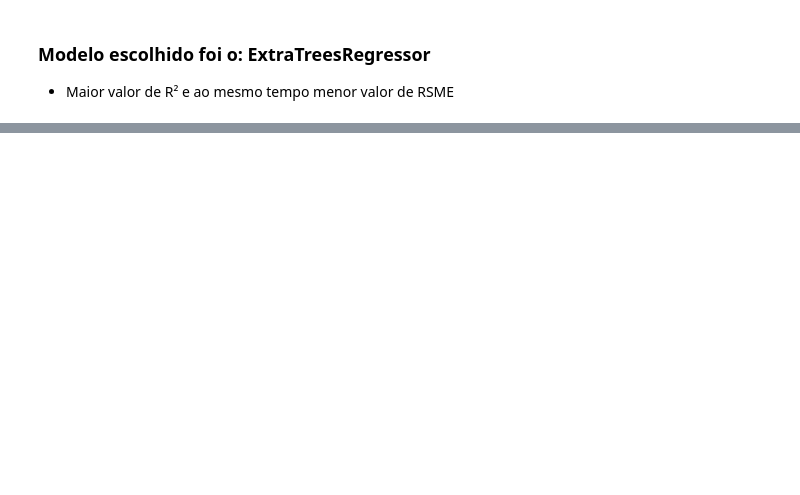
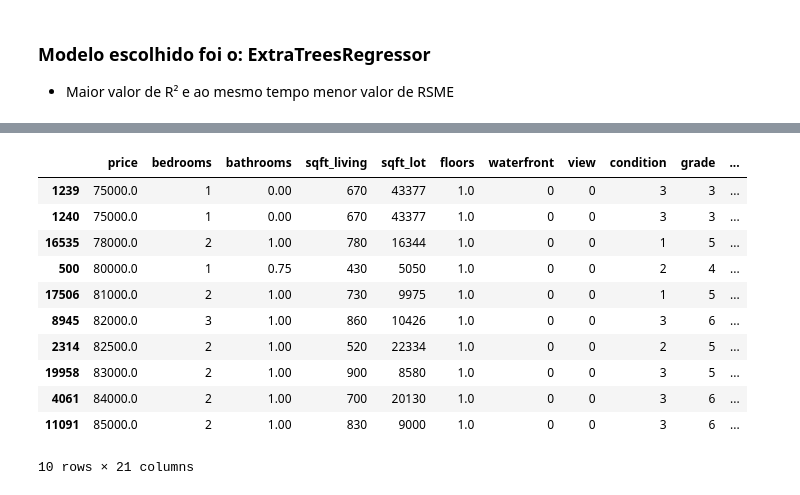
Before and after one commit to ramon-santana-silva/miniprojeto01, a Jupyter notebook: roofimoveis.ipynb, the cells around one changed output, grey strips where cells are left out. Drawn from its saved outputs; the diff is of its cells as text; code cells hidden in the pictures; blank space fills up the shorter version.

```diff
--- a/roofimoveis.ipynb
+++ b/roofimoveis.ipynb
@@ -596,0 +493,15 @@ NameError: ignored
+# %%
+df.sort_values('price',ascending=True).head(10)
+# %% [output]
+|  | price | bedrooms | bathrooms | sqft_living | sqft_lot | floors | waterfront | view | condition | grade | ... |
+| 1239 | 75000.0 | 1 | 0.00 | 670 | 43377 | 1.0 | 0 | 0 | 3 | 3 | ... |
+| 1240 | 75000.0 | 1 | 0.00 | 670 | 43377 | 1.0 | 0 | 0 | 3 | 3 | ... |
+| 16535 | 78000.0 | 2 | 1.00 | 780 | 16344 | 1.0 | 0 | 0 | 1 | 5 | ... |
+| 500 | 80000.0 | 1 | 0.75 | 430 | 5050 | 1.0 | 0 | 0 | 2 | 4 | ... |
+| 17506 | 81000.0 | 2 | 1.00 | 730 | 9975 | 1.0 | 0 | 0 | 1 | 5 | ... |
+| 8945 | 82000.0 | 3 | 1.00 | 860 | 10426 | 1.0 | 0 | 0 | 3 | 6 | ... |
+| 2314 | 82500.0 | 2 | 1.00 | 520 | 22334 | 1.0 | 0 | 0 | 2 | 5 | ... |
+| 19958 | 83000.0 | 2 | 1.00 | 900 | 8580 | 1.0 | 0 | 0 | 3 | 5 | ... |
+| 4061 | 84000.0 | 2 | 1.00 | 700 | 20130 | 1.0 | 0 | 0 | 3 | 6 | ... |
+| 11091 | 85000.0 | 2 | 1.00 | 830 | 9000 | 1.0 | 0 | 0 | 3 | 6 | ... |
+10 rows × 21 columns
```
Also changed, not shown: parts of 15 cells of this notebook.
